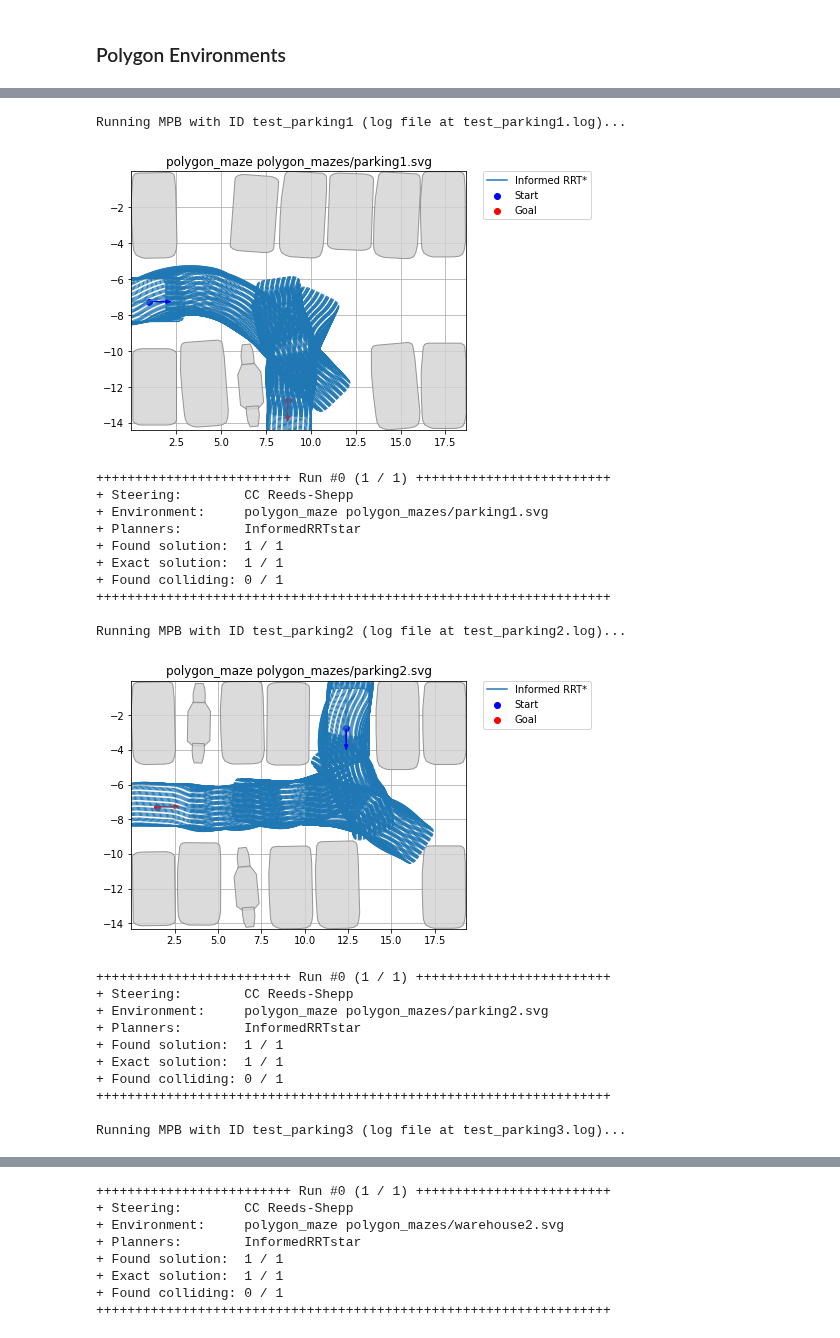
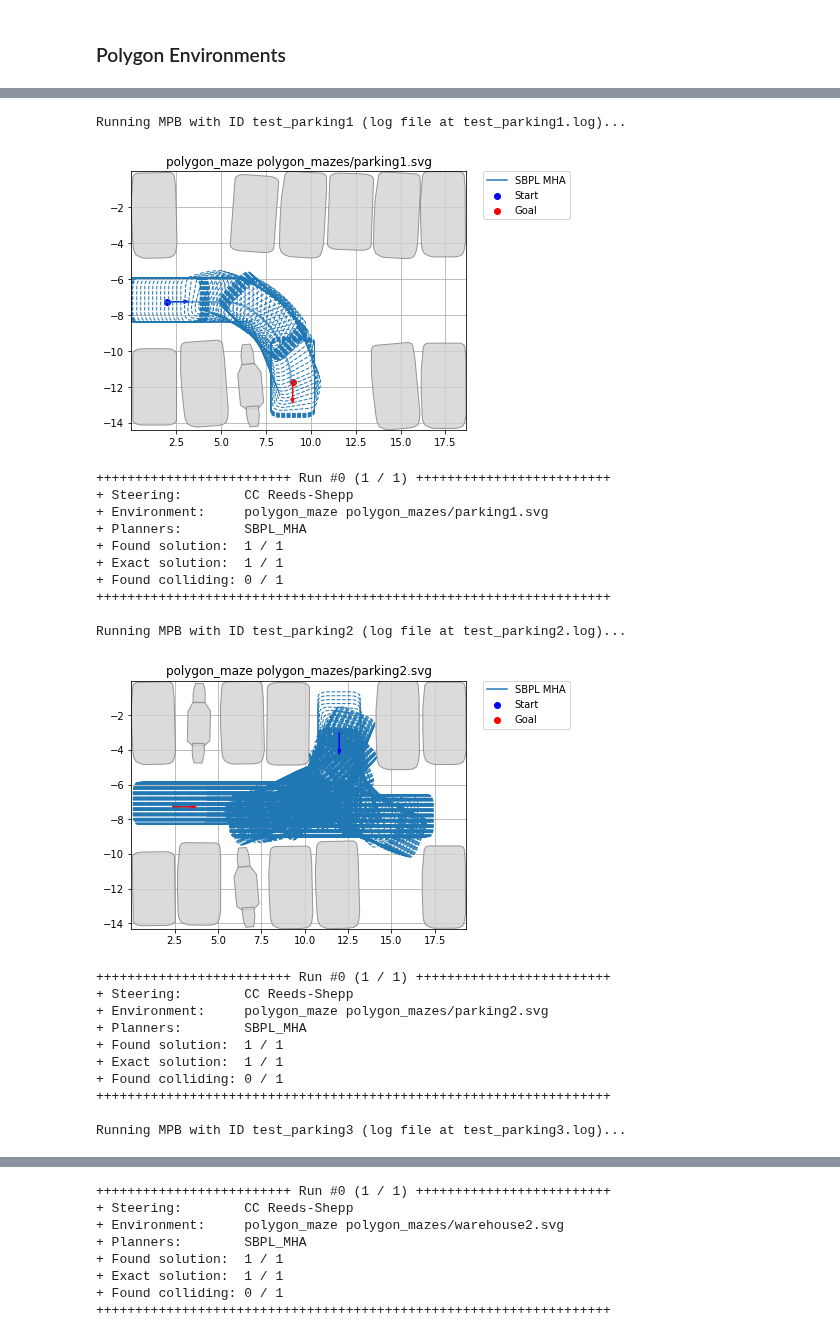
Before and after one commit to robot-motion/bench-mr, a Jupyter notebook: plotting/Polygon Worlds Testing.ipynb, the cells around one changed output, grey strips where cells are left out. Cells and saved outputs as stored; diff of their text form; code cells hidden in the pictures.

```diff
--- a/plotting/Polygon Worlds Testing.ipynb
+++ b/plotting/Polygon Worlds Testing.ipynb
@@ -30,15 +33,17 @@ def visualize(scenario: str, start: {str: float}, goal: {str: float}, robot_mode
         print("Using robot model %s." % robot_model)
         m["env.collision.robot_shape_source"] = robot_model
     m.set_planners(['informed_rrt_star'])
+    m.set_planners(["sbpl_mha"])
+    m["sbpl.scaling"] = 1
     if m.run(id="test_%s" % scenario, runs=1) == 0:
         m.visualize_trajectories(draw_start_goal_thetas=True, plot_every_nth_polygon=1, silence=True)
         m.print_info()
 
 visualize("parking2",
           {"theta": -1.57, "x": 12.3, "y": -2.73},
-          {"theta": 0, "x": 1.5, "y": -7.27})
+          {"theta": 0, "x": 2.5, "y": -7.27})
 visualize("parking2",
           {"theta": -1.57, "x": 12.3, "y": -2.73},
-          {"theta": 3.14, "x": 1.5, "y": -7.27})
+          {"theta": 3.14, "x": 2.5, "y": -7.27})
 # %% [output]
 Running MPB with ID test_parking2 (log file at test_parking2.log)...
@@ -64,32 +69,32 @@ Running MPB with ID test_parking2 (log file at test_parking2.log)...
 ++++++++++++++++++++++++++++++++++++++++++++++++++++++++++++++++++
 # %%
 scenarios = [
-  ("parking1", {"theta": 0, "x": 1, "y": -7.27}, {"theta": -1.58, "x": 8.72, "y": -12.72}),
-  ("parking2", {"theta": -1.57, "x": 12.4, "y": -2.73}, {"theta": 0, "x": 1.5, "y": -7.27}),
+  ("parking1", {"theta": 0, "x": 2, "y": -7.27}, {"theta": -1.58, "x": 9, "y": -11.72}),
+  ("parking2", {"theta": -1.57, "x": 12, "y": -3}, {"theta": 0, "x": 2.5, "y": -7.27}),
   ("parking3", {"theta": 0, "x": 27, "y": -15.7}, {"theta": 0, "x": 3.82, "y": -13.34}),
   ("warehouse", {"theta": -1.58, "x": 7.5, "y": -10}, {"theta": 1.58, "x": 76.5, "y": -10}, "polygon_mazes/warehouse_robot.svg"),
   ("warehouse2", {"theta": -1.58, "x": 7.5, "y": -10}, {"theta": -1.58, "x": 116, "y": -70}, "polygon_mazes/warehouse_robot.svg")
 ]
 
 list(map(lambda x: visualize(*x), scenarios));
 # %% [output]
 Running MPB with ID test_parking1 (log file at test_parking1.log)...
-[figure, old version]
+[figure, new version]
 +++++++++++++++++++++++++ Run #0 (1 / 1) +++++++++++++++++++++++++
 + Steering:        CC Reeds-Shepp
 + Environment:     polygon_maze polygon_mazes/parking1.svg
-+ Planners:        InformedRRTstar
++ Planners:        SBPL_MHA
 + Found solution:  1 / 1
 + Exact solution:  1 / 1
 + Found colliding: 0 / 1
 ++++++++++++++++++++++++++++++++++++++++++++++++++++++++++++++++++
 
 Running MPB with ID test_parking2 (log file at test_parking2.log)...
-[figure, old version]
+[figure, new version]
 +++++++++++++++++++++++++ Run #0 (1 / 1) +++++++++++++++++++++++++
 + Steering:        CC Reeds-Shepp
 + Environment:     polygon_maze polygon_mazes/parking2.svg
-+ Planners:        InformedRRTstar
++ Planners:        SBPL_MHA
 + Found solution:  1 / 1
 + Exact solution:  1 / 1
 + Found colliding: 0 / 1
@@ -124,7 +129,7 @@ Running MPB with ID test_warehouse2 (log file at test_warehouse2.log)...
 +++++++++++++++++++++++++ Run #0 (1 / 1) +++++++++++++++++++++++++
 + Steering:        CC Reeds-Shepp
 + Environment:     polygon_maze polygon_mazes/warehouse2.svg
-+ Planners:        InformedRRTstar
++ Planners:        SBPL_MHA
 + Found solution:  1 / 1
 + Exact solution:  1 / 1
 + Found colliding: 0 / 1
```
Also changed, not shown: parts of 3 cells of this notebook.
